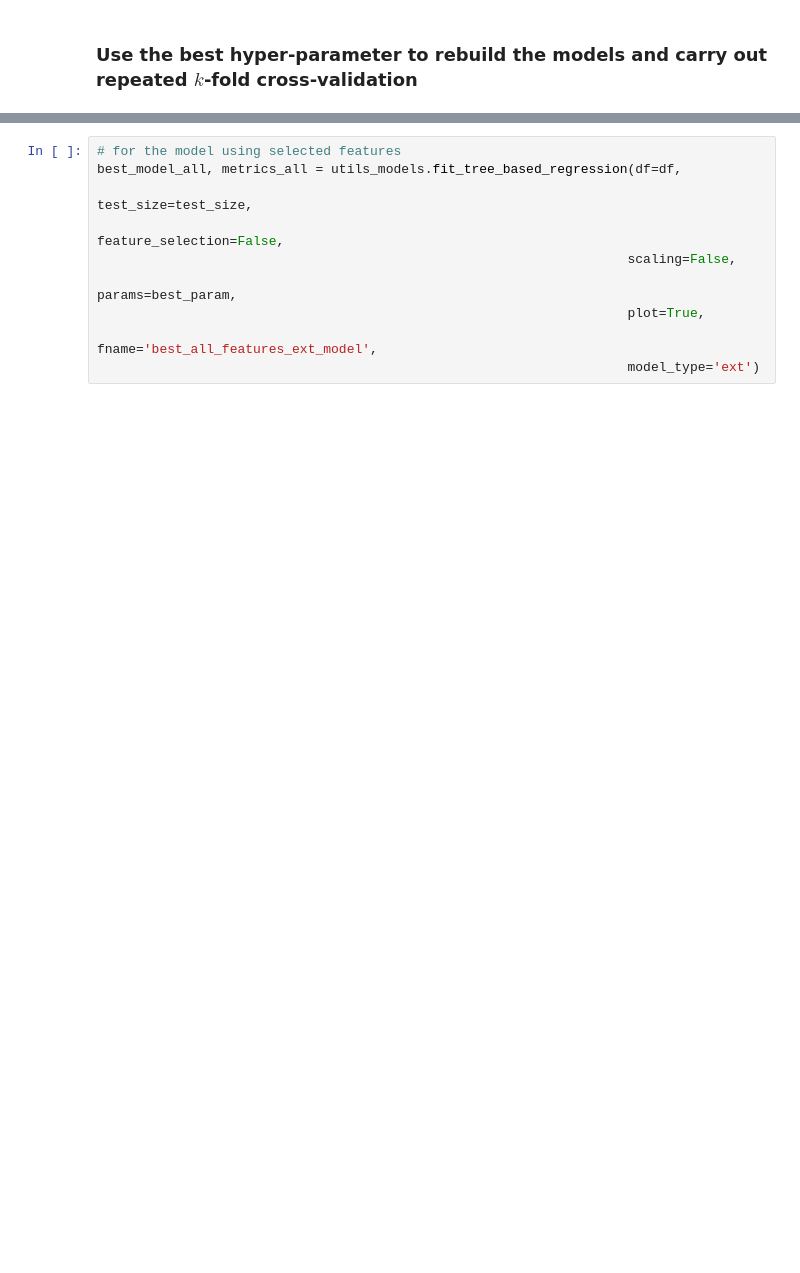
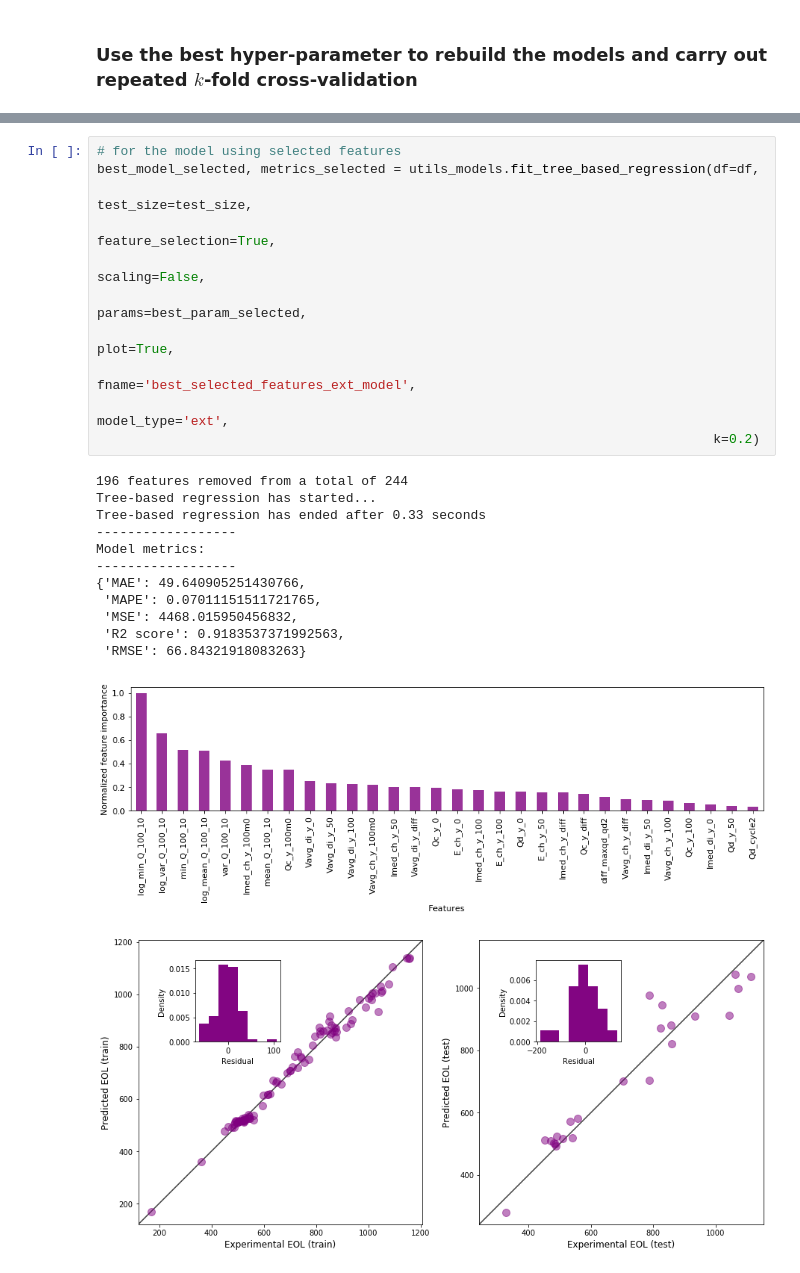
Before and after one commit to Rasheed19/MAC-MIGS-extended-project, a Jupyter notebook: 05_Extratrees_model.ipynb, the cells around one changed output, grey strips where cells are left out. Drawn from its saved outputs; the diff is of its cells as text; blank space fills up the shorter version.

```diff
--- a/05_Extratrees_model.ipynb
+++ b/05_Extratrees_model.ipynb
@@ -371,10 +374,25 @@ Model metrics:
 # %%
 # for the model using selected features
-best_model_all, metrics_all = utils_models.fit_tree_based_regression(df=df,
-                                                                    test_size=test_size,
-                                                                    feature_selection=False,
-                                                                    scaling=False,
-                                                                    params=best_param,
-                                                                    plot=True,
-                                                                    fname='best_all_features_ext_model',
-                                                                    model_type='ext')
+best_model_selected, metrics_selected = utils_models.fit_tree_based_regression(df=df,
+                                                                               test_size=test_size,
+                                                                               feature_selection=True,
+                                                                               scaling=False,
+                                                                               params=best_param_selected,
+                                                                               plot=True,
+                                                                               fname='best_selected_features_ext_model',
+                                                                               model_type='ext',
+                                                                               k=0.2)
+# %% [output]
+196 features removed from a total of 244
+Tree-based regression has started...
+Tree-based regression has ended after 0.33 seconds
+------------------
+Model metrics:
+------------------
+{'MAE': 49.640905251430766,
+ 'MAPE': 0.07011151511721765,
+ 'MSE': 4468.015950456832,
+ 'R2 score': 0.9183537371992563,
+ 'RMSE': 66.84321918083263}
+[figure, added]
+[figure, added]
```
Also changed, not shown: parts of 11 cells of this notebook, 2 other files.
